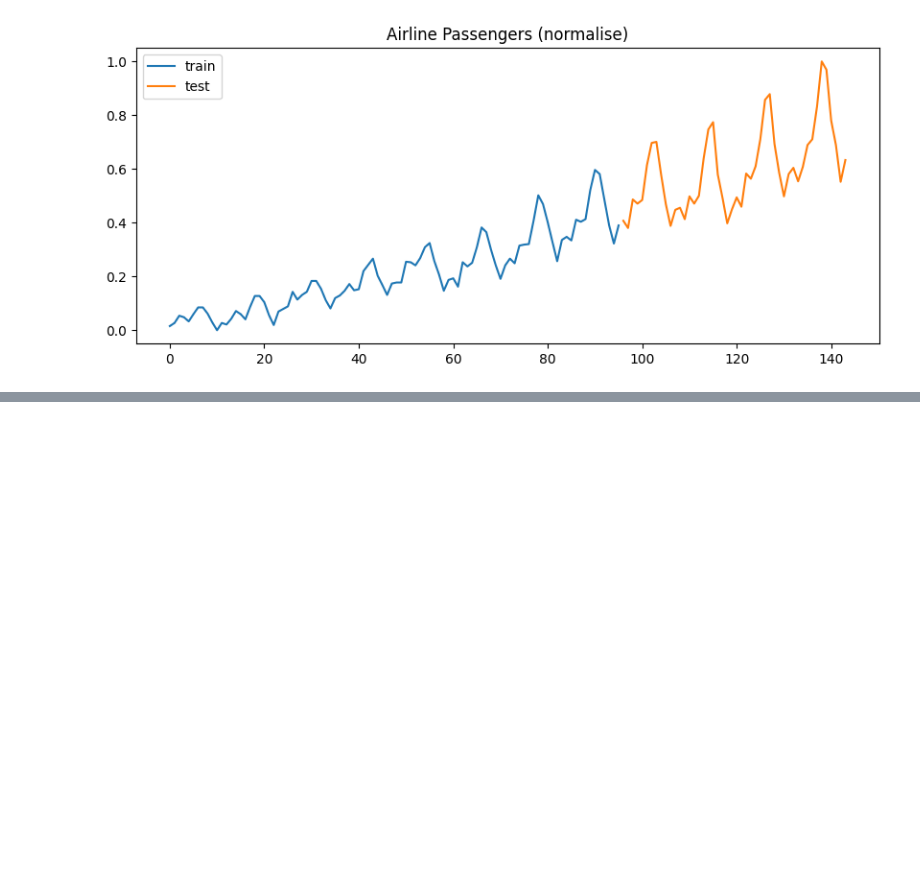
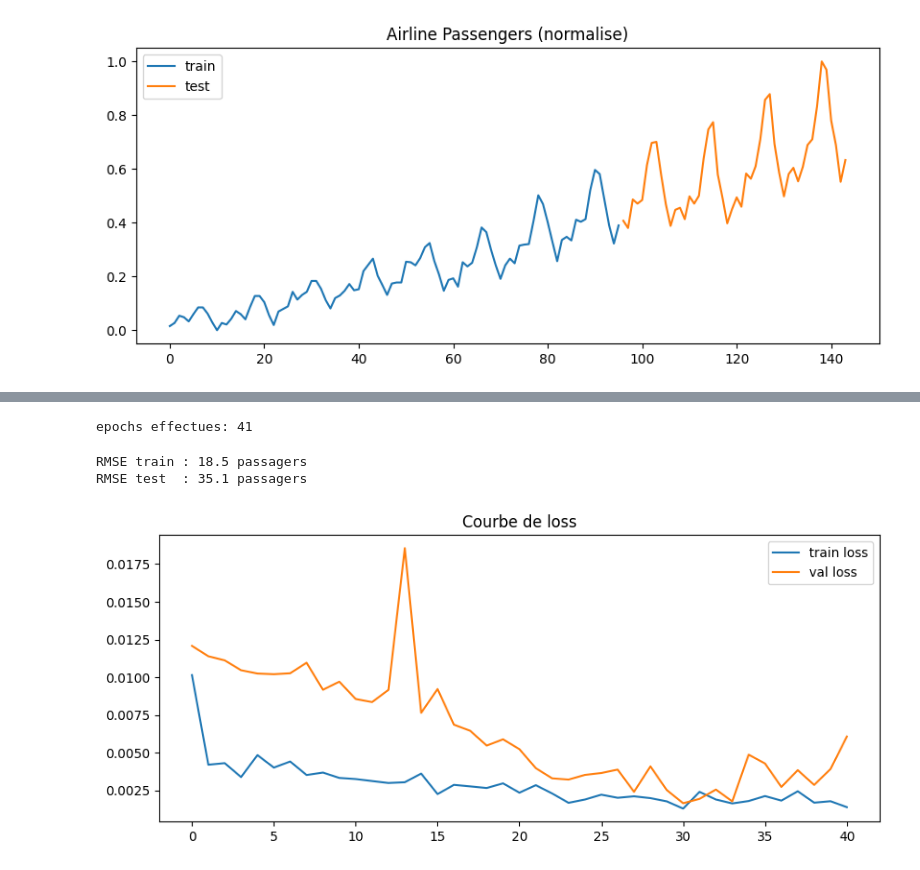
Before and after one commit to TheoKraichette/deeplearning-j4-rnn-lstm-gru-KRAICHETTE-Theo, a Jupyter notebook: airline_passengers.ipynb, the cells around one changed output, grey strips where cells are left out. Saved outputs shown, nothing was run; the diff lists cells and outputs as text; code cells hidden in the pictures; blank space fills up the shorter version.

Commit message:
feat: phase2 lstm airline passengers training

```diff
--- a/airline_passengers.ipynb
+++ b/airline_passengers.ipynb
@@ -58,0 +68,9 @@ plt.show()
+# %%
+model = keras.Sequential([
+    layers.Input(shape=(WINDOW_SIZE, 1)),
+    layers.LSTM(64),
+    layers.Dropout(0.2),
+    layers.Dense(1),
+])
+model.compile(optimizer='adam', loss='mse', metrics=['mae'])
+model.summary()
@@ -58,0 +91,35 @@ plt.show()
+# %%
+early = EarlyStopping(monitor='val_loss', patience=10, restore_best_weights=True)
+history = model.fit(
+    X_train, y_train,
+    epochs=100,
+    batch_size=1,
+    validation_split=0.1,
+    callbacks=[early],
+    verbose=0,
+)
+print('epochs effectues:', len(history.history['loss']))
+# %% [output]
+epochs effectues: 41
+# %%
+train_pred = scaler.inverse_transform(model.predict(X_train, verbose=0))
+test_pred = scaler.inverse_transform(model.predict(X_test, verbose=0))
+y_train_inv = scaler.inverse_transform(y_train.reshape(-1, 1))
+y_test_inv = scaler.inverse_transform(y_test.reshape(-1, 1))
+
+rmse_train = np.sqrt(np.mean((train_pred - y_train_inv) ** 2))
+rmse_test = np.sqrt(np.mean((test_pred - y_test_inv) ** 2))
+print(f'RMSE train : {rmse_train:.1f} passagers')
+print(f'RMSE test  : {rmse_test:.1f} passagers')
+# %% [output]
+RMSE train : 18.5 passagers
+RMSE test  : 35.1 passagers
+# %%
+plt.figure(figsize=(10, 4))
+plt.plot(history.history['loss'], label='train loss')
+plt.plot(history.history['val_loss'], label='val loss')
+plt.legend()
+plt.title('Courbe de loss')
+plt.show()
+# %% [output]
+[figure, added]
```
Also changed, not shown: parts of 6 cells of this notebook, 1 other file.
